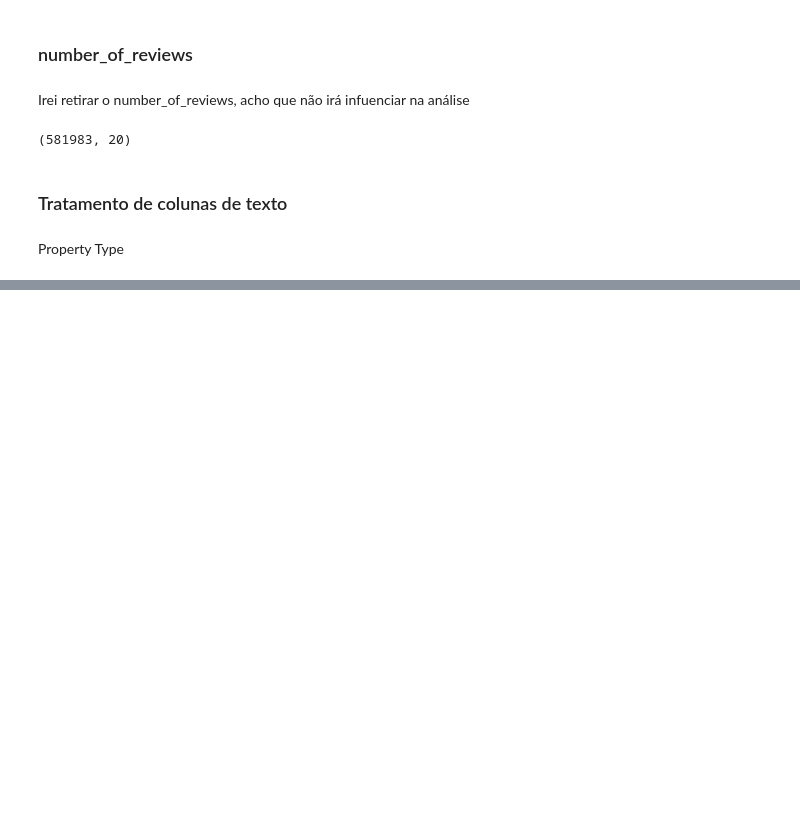
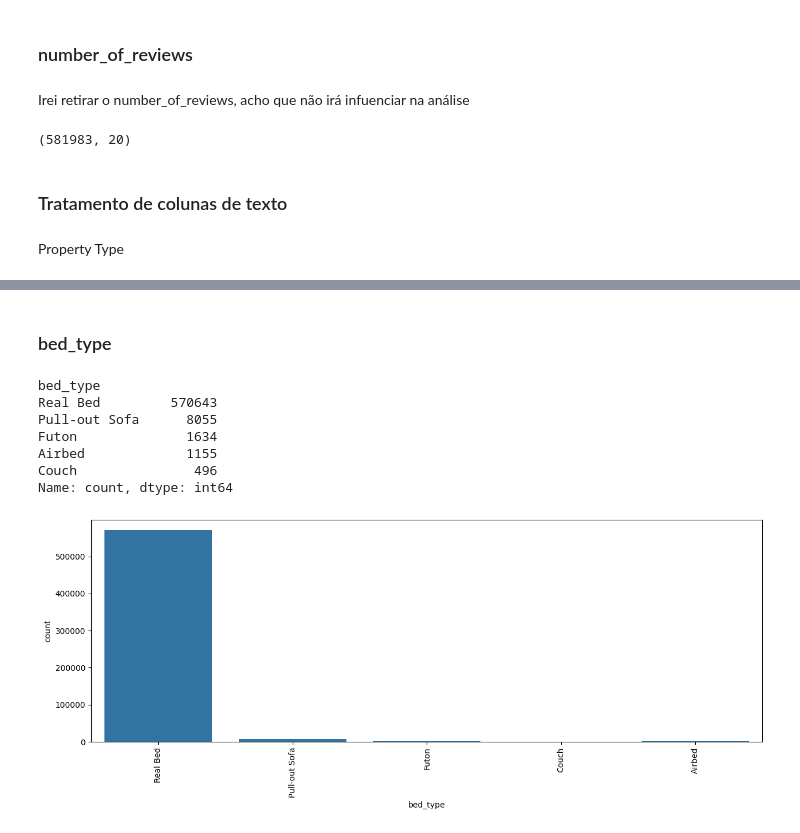
Before and after one commit to raphaelcastelar/projeto-analise-airbnb, a Jupyter notebook: airbnb2.ipynb, the cells around one changed output, grey strips where cells are left out. Cells and saved outputs as stored; diff of their text form; code cells hidden in the pictures; blank space fills up the shorter version.

```diff
--- a/airbnb2.ipynb
+++ b/airbnb2.ipynb
@@ -338,0 +326,17 @@ Name: count, dtype: int64
+# %% [markdown]
+### bed_type
+# %%
+print(base_airbnb['bed_type'].value_counts())
+
+plt.figure(figsize=(15,5))
+grafico = sns.countplot(x='bed_type', data=base_airbnb)
+grafico.tick_params(axis= 'x', rotation = 90)
+# %% [output]
+bed_type
+Real Bed         570643
+Pull-out Sofa      8055
+Futon              1634
+Airbed             1155
+Couch               496
+Name: count, dtype: int64
+[figure, added]
```
Also changed, not shown: parts of 4 cells of this notebook.
